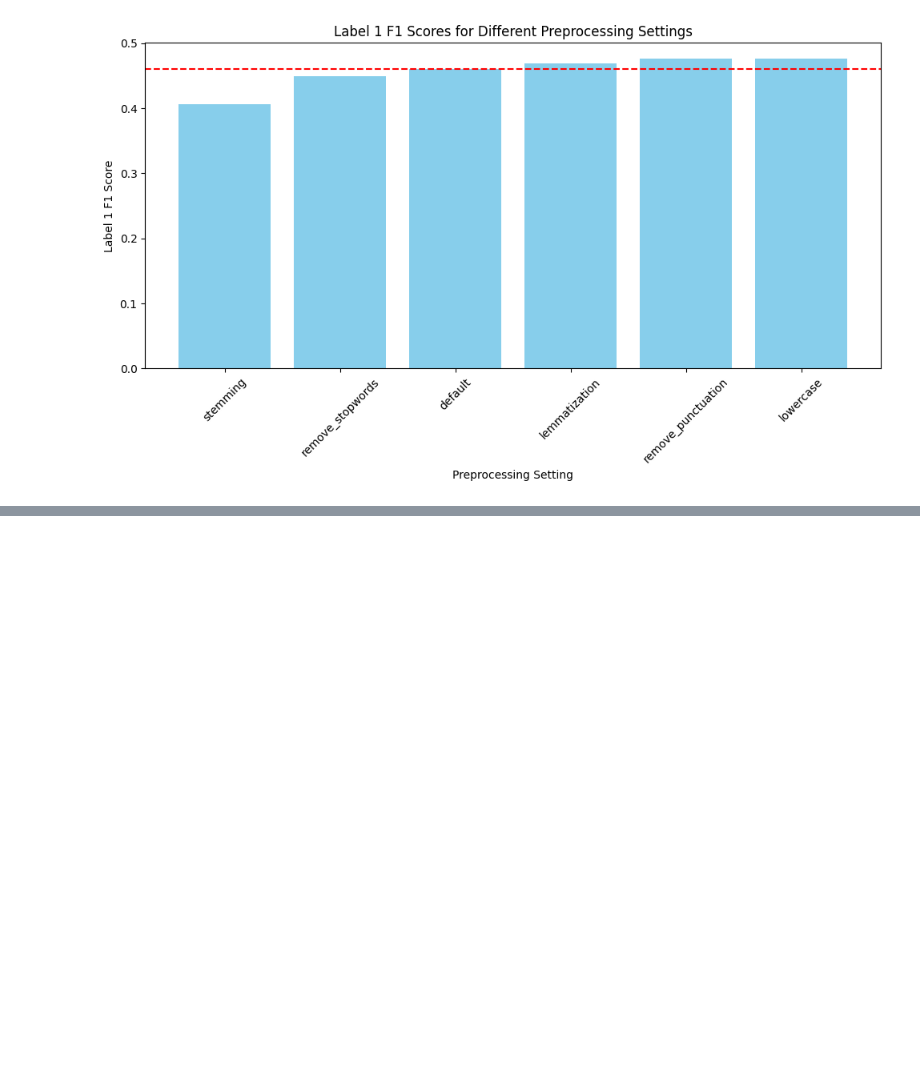
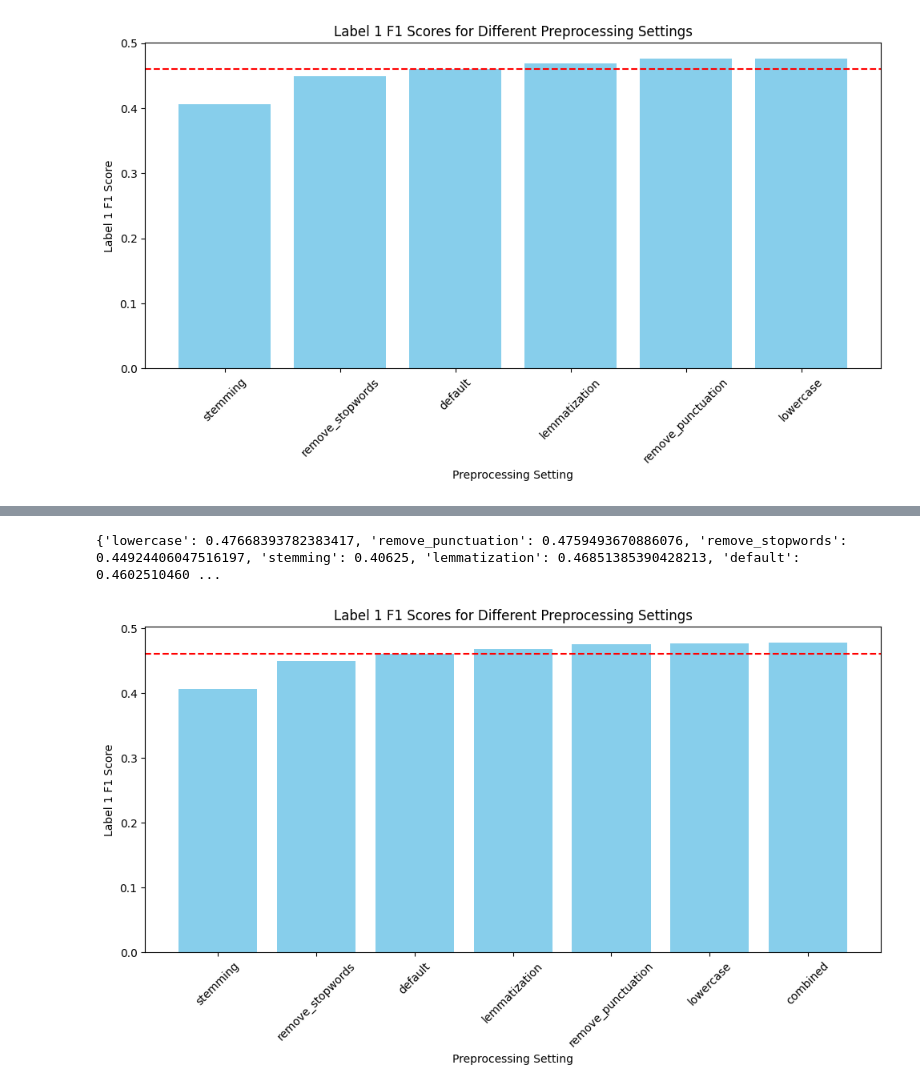
Before and after one commit to Jonezia/DontPatroniseMe, a Jupyter notebook: Untitled.ipynb, the cells around one changed output, grey strips where cells are left out. Saved outputs shown, nothing was run; the diff lists cells and outputs as text; code cells hidden in the pictures; blank space fills up the shorter version.

Commit message:
finished preprocessing section, started sampling and augmentation section

```diff
--- a/Untitled.ipynb
+++ b/Untitled.ipynb
@@ -618,0 +621,3 @@ plt.show()
+# %%
+train_data_downsampled['text'] = train_data_downsampled['original_text'].apply(preprocess_text, lemmatization=True, remove_punctuation=True, lowercase=True)
+f1_results_hyperparams['combined'] = train_model(train_data_downsampled, val_data)
@@ -618,0 +636,28 @@ plt.show()
+# %%
+print(f1_results_hyperparams)
+# %% [output]
+{'lowercase': 0.47668393782383417, 'remove_punctuation': 0.4759493670886076, 'remove_stopwords': 0.44924406047516197, 'stemming': 0.40625, 'lemmatization': 0.46851385390428213, 'default': 0.4602510460 ...
+# %%
+# Convert dictionary to DataFrame for easier manipulation
+df = pd.DataFrame.from_dict(f1_results_hyperparams, orient='index', columns=['F1 Score'])
+
+# Sort DataFrame by F1 Score in ascending order
+df_sorted = df.sort_values(by='F1 Score')
+
+# Plot the DataFrame
+plt.figure(figsize=(10, 6))
+for i, (index, row) in enumerate(df_sorted.iterrows()):
+    if index == 'default':
+        plt.bar(i, row['F1 Score'], color='skyblue', label=index)
+        plt.axhline(y=row['F1 Score'], color='red', linestyle='--')
+    else:
+        plt.bar(i, row['F1 Score'], color='skyblue', label=index)
+
+plt.xlabel('Preprocessing Setting')
+plt.ylabel('Label 1 F1 Score')
+plt.title('Label 1 F1 Scores for Different Preprocessing Settings')
+plt.xticks(range(len(df_sorted)), df_sorted.index, rotation=45)
+plt.tight_layout()
+plt.show()
+# %% [output]
+[figure, added]
```
Also changed, not shown: parts of 7 cells of this notebook.
